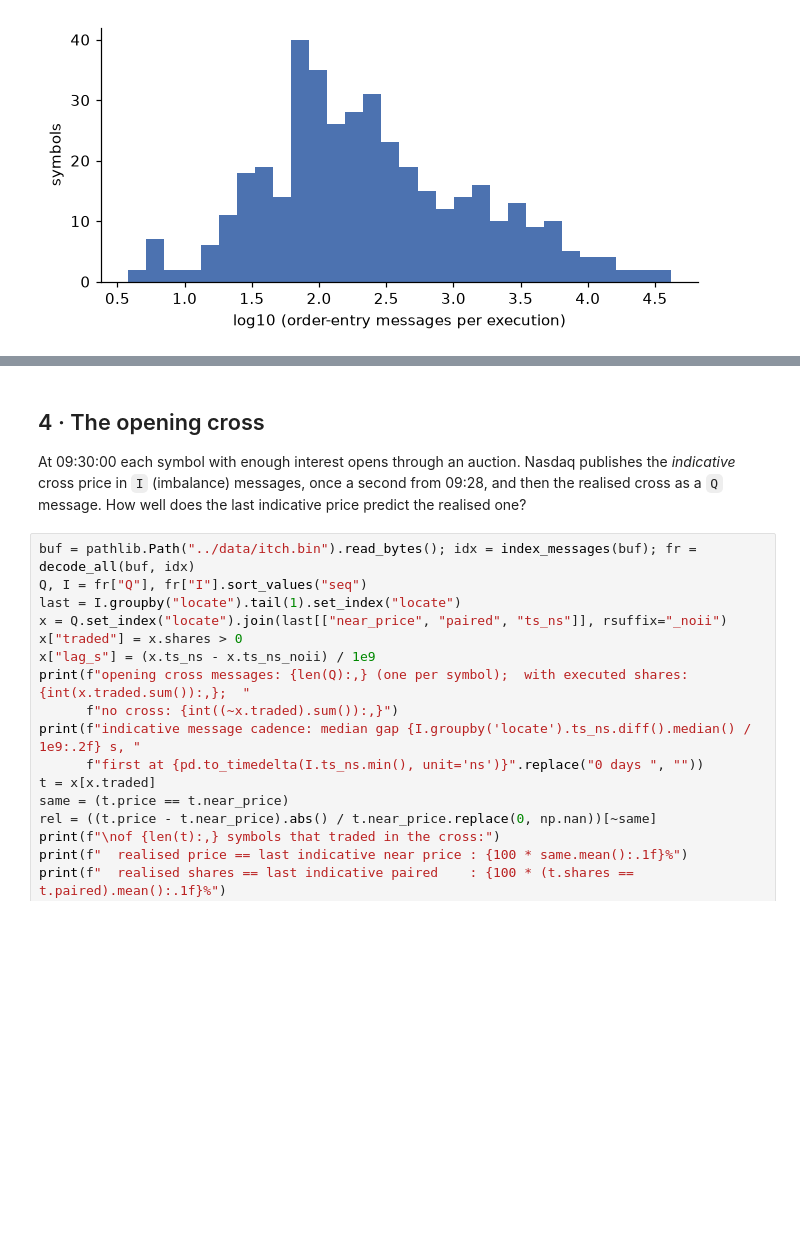
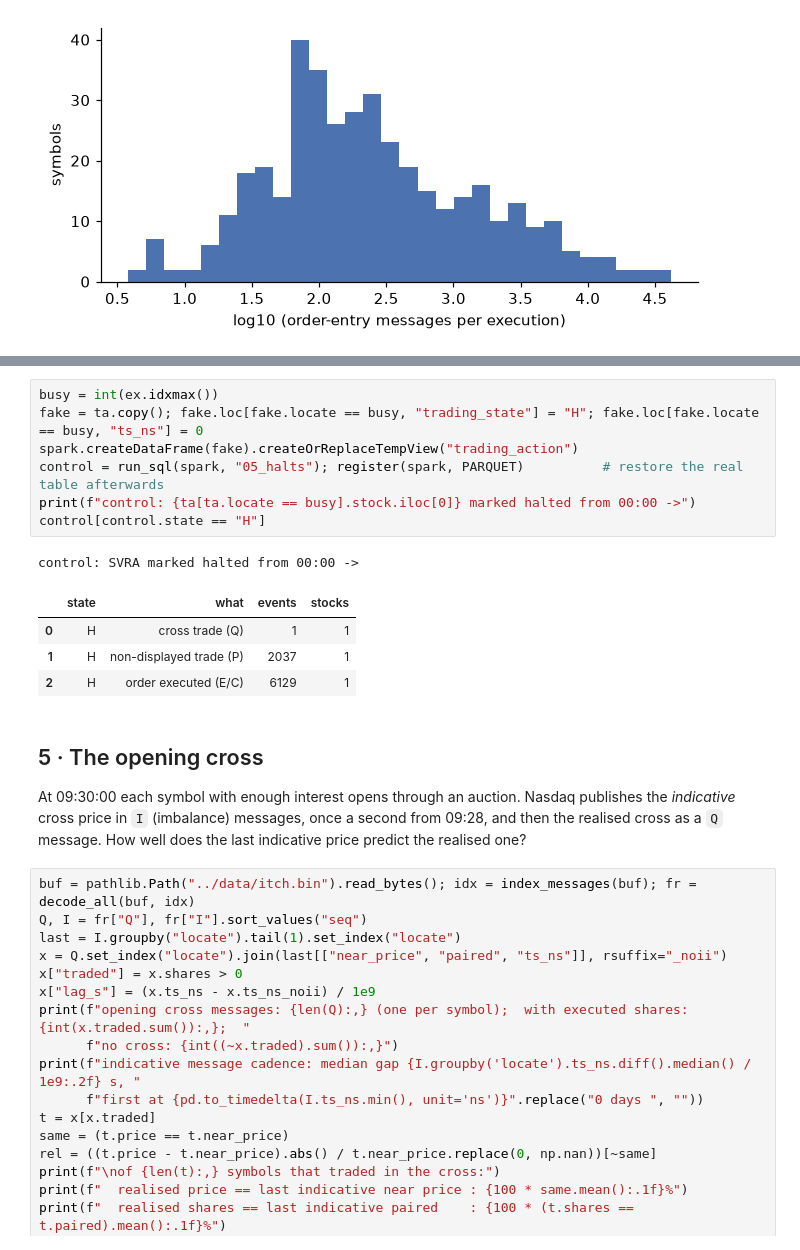
Before and after one commit to joannekzx/itch-feed-forensics, a Jupyter notebook: notebooks/03_findings.ipynb, the cells around one changed output, grey strips where cells are left out. Drawn from its saved outputs; the diff is of its cells as text; blank space fills up the shorter version.

```diff
--- a/notebooks/03_findings.ipynb
+++ b/notebooks/03_findings.ipynb
@@ -119,5 +190,18 @@ lifetime_bucket
+# %%
+busy = int(ex.idxmax())
+fake = ta.copy(); fake.loc[fake.locate == busy, "trading_state"] = "H"; fake.loc[fake.locate == busy, "ts_ns"] = 0
+spark.createDataFrame(fake).createOrReplaceTempView("trading_action")
+control = run_sql(spark, "05_halts"); register(spark, PARQUET)          # restore the real table afterwards
+print(f"control: {ta[ta.locate == busy].stock.iloc[0]} marked halted from 00:00 ->")
+control[control.state == "H"]
+# %% [output]
+control: SVRA marked halted from 00:00 ->
+|  | state | what | events | stocks |
+| 0 | H | cross trade (Q) | 1 | 1 |
+| 1 | H | non-displayed trade (P) | 2037 | 1 |
+| 2 | H | order executed (E/C) | 6129 | 1 |
 # %% [markdown]
-## 4 · The opening cross
+## 5 · The opening cross
 
 At 09:30:00 each symbol with enough interest opens through an auction. Nasdaq publishes the *indicative* cross price in `I` (imbalance) messages, once a second from 09:28, and then the realised cross as a `Q` message. How well does the last indicative price predict the realised one?
 # %%
```
Also changed, not shown: parts of 16 cells of this notebook, 4 other files.
